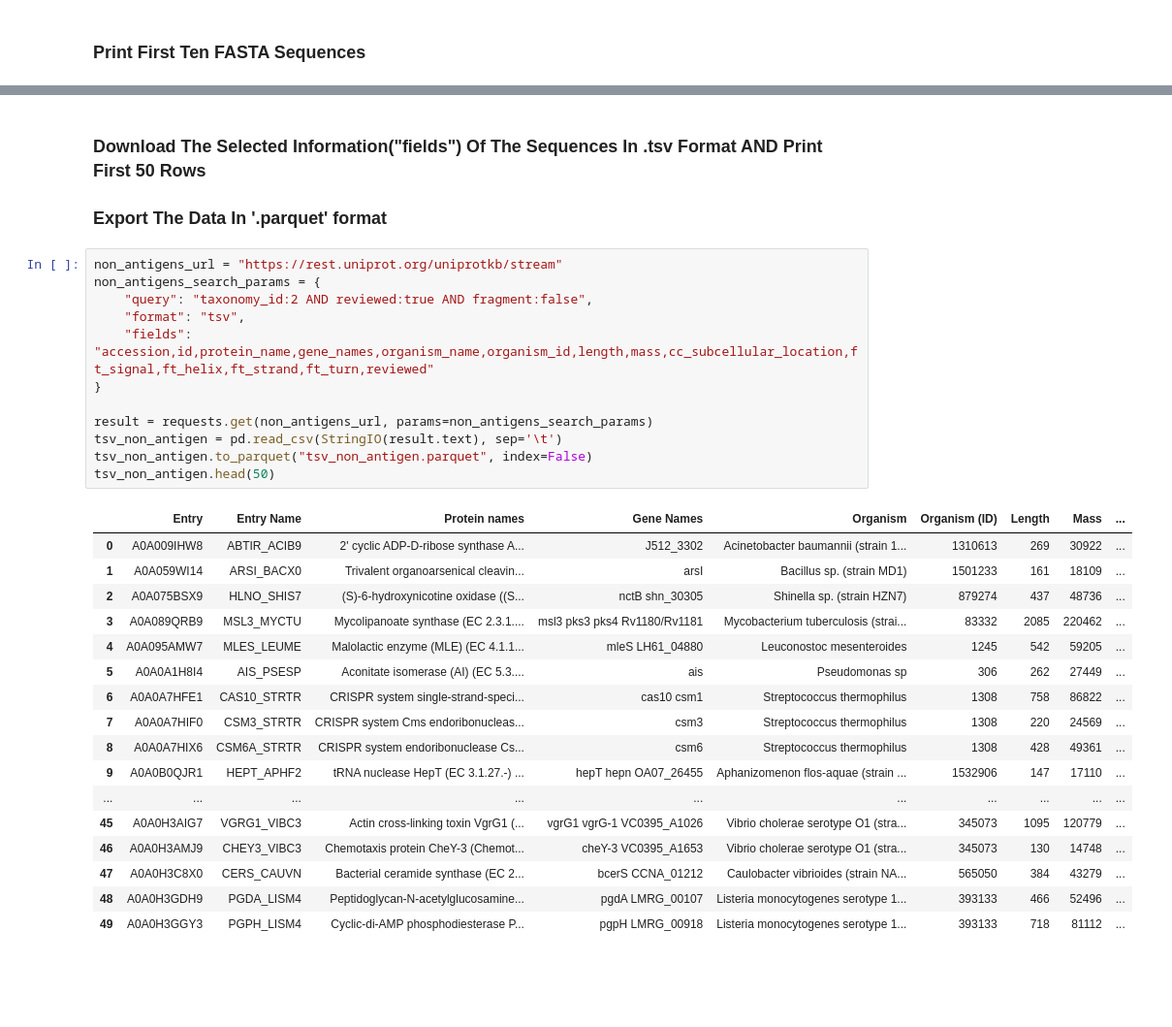
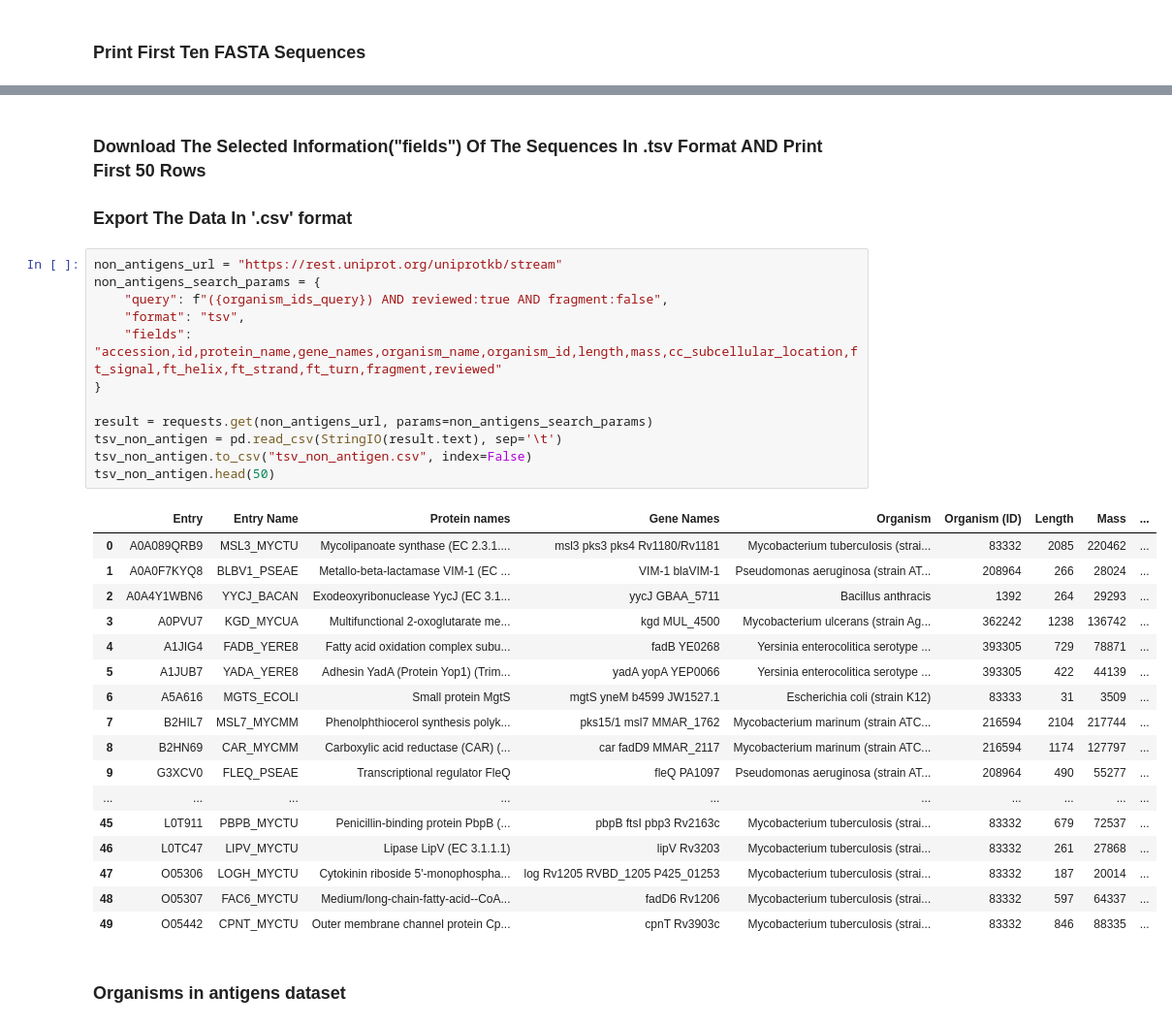
Before and after one commit to gnanasandeep/AntigenicityPred, a Jupyter notebook: DATA/SEQUENCES-COLLECTION/Downloading_Sequences.ipynb, the cells around one changed output, grey strips where cells are left out. Shown at 97% size. Drawn from its saved outputs; the diff is of its cells as text; blank space fills up the shorter version.

Commit message:
Downloaded non-antigens with same organism IDs as antigens :: DATA/ -> SEQUENCES-COLLECTION -> {antigen.fasta : non-antigen.fasta : tsv_antigen.csv : tsv_non_antigen.csv}

```diff
--- a/DATA/SEQUENCES-COLLECTION/Downloading_Sequences.ipynb
+++ b/DATA/SEQUENCES-COLLECTION/Downloading_Sequences.ipynb
@@ -316,33 +328,35 @@ Seq('MTNIEPVIIETRLELIGRYLDHLKKFENISLDDYLSSFEQQLITERLLQLITQA...END')
 # %% [markdown]
 ### Download The Selected Information("fields") Of The Sequences In .tsv Format AND Print First 50 Rows
-### Export The Data In '.parquet' format
+### Export The Data In '.csv' format
 # %%
 non_antigens_url = "https://rest.uniprot.org/uniprotkb/stream"
 non_antigens_search_params = {
-    "query": "taxonomy_id:2 AND reviewed:true AND fragment:false",
+    "query": f"({organism_ids_query}) AND reviewed:true AND fragment:false",
     "format": "tsv",
-    "fields": "accession,id,protein_name,gene_names,organism_name,organism_id,length,mass,cc_subcellular_location,ft_signal,ft_helix,ft_strand,ft_turn,reviewed"
+    "fields": "accession,id,protein_name,gene_names,organism_name,organism_id,length,mass,cc_subcellular_location,ft_signal,ft_helix,ft_strand,ft_turn,fragment,reviewed"
 }
 
 result = requests.get(non_antigens_url, params=non_antigens_search_params)
 tsv_non_antigen = pd.read_csv(StringIO(result.text), sep='\t')
-tsv_non_antigen.to_parquet("tsv_non_antigen.parquet", index=False)
+tsv_non_antigen.to_csv("tsv_non_antigen.csv", index=False)
 tsv_non_antigen.head(50)
 # %% [output]
 |  | Entry | Entry Name | Protein names | Gene Names | Organism | Organism (ID) | Length | Mass | ... |
-| 0 | A0A009IHW8 | ABTIR_ACIB9 | 2' cyclic ADP-D-ribose synthase A... | J512_3302 | Acinetobacter baumannii (strain 1... | 1310613 | 269 | 30922 | ... |
-| 1 | A0A059WI14 | ARSI_BACX0 | Trivalent organoarsenical cleavin... | arsI | Bacillus sp. (strain MD1) | 1501233 | 161 | 18109 | ... |
-| 2 | A0A075BSX9 | HLNO_SHIS7 | (S)-6-hydroxynicotine oxidase ((S... | nctB shn_30305 | Shinella sp. (strain HZN7) | 879274 | 437 | 48736 | ... |
-| 3 | A0A089QRB9 | MSL3_MYCTU | Mycolipanoate synthase (EC 2.3.1.... | msl3 pks3 pks4 Rv1180/Rv1181 | Mycobacterium tuberculosis (strai... | 83332 | 2085 | 220462 | ... |
-| 4 | A0A095AMW7 | MLES_LEUME | Malolactic enzyme (MLE) (EC 4.1.1... | mleS LH61_04880 | Leuconostoc mesenteroides | 1245 | 542 | 59205 | ... |
-| 5 | A0A0A1H8I4 | AIS_PSESP | Aconitate isomerase (AI) (EC 5.3.... | ais | Pseudomonas sp | 306 | 262 | 27449 | ... |
-| 6 | A0A0A7HFE1 | CAS10_STRTR | CRISPR system single-strand-speci... | cas10 csm1 | Streptococcus thermophilus | 1308 | 758 | 86822 | ... |
-| 7 | A0A0A7HIF0 | CSM3_STRTR | CRISPR system Cms endoribonucleas... | csm3 | Streptococcus thermophilus | 1308 | 220 | 24569 | ... |
-| 8 | A0A0A7HIX6 | CSM6A_STRTR | CRISPR system endoribonuclease Cs... | csm6 | Streptococcus thermophilus | 1308 | 428 | 49361 | ... |
-| 9 | A0A0B0QJR1 | HEPT_APHF2 | tRNA nuclease HepT (EC 3.1.27.-) ... | hepT hepn OA07_26455 | Aphanizomenon flos-aquae (strain ... | 1532906 | 147 | 17110 | ... |
+| 0 | A0A089QRB9 | MSL3_MYCTU | Mycolipanoate synthase (EC 2.3.1.... | msl3 pks3 pks4 Rv1180/Rv1181 | Mycobacterium tuberculosis (strai... | 83332 | 2085 | 220462 | ... |
+| 1 | A0A0F7KYQ8 | BLBV1_PSEAE | Metallo-beta-lactamase VIM-1 (EC ... | VIM-1 blaVIM-1 | Pseudomonas aeruginosa (strain AT... | 208964 | 266 | 28024 | ... |
+| 2 | A0A4Y1WBN6 | YYCJ_BACAN | Exodeoxyribonuclease YycJ (EC 3.1... | yycJ GBAA_5711 | Bacillus anthracis | 1392 | 264 | 29293 | ... |
+| 3 | A0PVU7 | KGD_MYCUA | Multifunctional 2-oxoglutarate me... | kgd MUL_4500 | Mycobacterium ulcerans (strain Ag... | 362242 | 1238 | 136742 | ... |
+| 4 | A1JIG4 | FADB_YERE8 | Fatty acid oxidation complex subu... | fadB YE0268 | Yersinia enterocolitica serotype ... | 393305 | 729 | 78871 | ... |
+| 5 | A1JUB7 | YADA_YERE8 | Adhesin YadA (Protein Yop1) (Trim... | yadA yopA YEP0066 | Yersinia enterocolitica serotype ... | 393305 | 422 | 44139 | ... |
+| 6 | A5A616 | MGTS_ECOLI | Small protein MgtS | mgtS yneM b4599 JW1527.1 | Escherichia coli (strain K12) | 83333 | 31 | 3509 | ... |
+| 7 | B2HIL7 | MSL7_MYCMM | Phenolphthiocerol synthesis polyk... | pks15/1 msl7 MMAR_1762 | Mycobacterium marinum (strain ATC... | 216594 | 2104 | 217744 | ... |
+| 8 | B2HN69 | CAR_MYCMM | Carboxylic acid reductase (CAR) (... | car fadD9 MMAR_2117 | Mycobacterium marinum (strain ATC... | 216594 | 1174 | 127797 | ... |
+| 9 | G3XCV0 | FLEQ_PSEAE | Transcriptional regulator FleQ | fleQ PA1097 | Pseudomonas aeruginosa (strain AT... | 208964 | 490 | 55277 | ... |
 | ... | ... | ... | ... | ... | ... | ... | ... | ... | ... |
-| 45 | A0A0H3AIG7 | VGRG1_VIBC3 | Actin cross-linking toxin VgrG1 (... | vgrG1 vgrG-1 VC0395_A1026 | Vibrio cholerae serotype O1 (stra... | 345073 | 1095 | 120779 | ... |
-| 46 | A0A0H3AMJ9 | CHEY3_VIBC3 | Chemotaxis protein CheY-3 (Chemot... | cheY-3 VC0395_A1653 | Vibrio cholerae serotype O1 (stra... | 345073 | 130 | 14748 | ... |
-| 47 | A0A0H3C8X0 | CERS_CAUVN | Bacterial ceramide synthase (EC 2... | bcerS CCNA_01212 | Caulobacter vibrioides (strain NA... | 565050 | 384 | 43279 | ... |
-| 48 | A0A0H3GDH9 | PGDA_LISM4 | Peptidoglycan-N-acetylglucosamine... | pgdA LMRG_00107 | Listeria monocytogenes serotype 1... | 393133 | 466 | 52496 | ... |
-| 49 | A0A0H3GGY3 | PGPH_LISM4 | Cyclic-di-AMP phosphodiesterase P... | pgpH LMRG_00918 | Listeria monocytogenes serotype 1... | 393133 | 718 | 81112 | ... |
+| 45 | L0T911 | PBPB_MYCTU | Penicillin-binding protein PbpB (... | pbpB ftsI pbp3 Rv2163c | Mycobacterium tuberculosis (strai... | 83332 | 679 | 72537 | ... |
+| 46 | L0TC47 | LIPV_MYCTU | Lipase LipV (EC 3.1.1.1) | lipV Rv3203 | Mycobacterium tuberculosis (strai... | 83332 | 261 | 27868 | ... |
+| 47 | O05306 | LOGH_MYCTU | Cytokinin riboside 5'-monophospha... | log Rv1205 RVBD_1205 P425_01253 | Mycobacterium tuberculosis (strai... | 83332 | 187 | 20014 | ... |
+| 48 | O05307 | FAC6_MYCTU | Medium/long-chain-fatty-acid--CoA... | fadD6 Rv1206 | Mycobacterium tuberculosis (strai... | 83332 | 597 | 64337 | ... |
+| 49 | O05442 | CPNT_MYCTU | Outer membrane channel protein Cp... | cpnT Rv3903c | Mycobacterium tuberculosis (strai... | 83332 | 846 | 88335 | ... |
+# %% [markdown]
+### Organisms in antigens dataset
```
Also changed, not shown: parts of 20 cells of this notebook, 9 other files.
